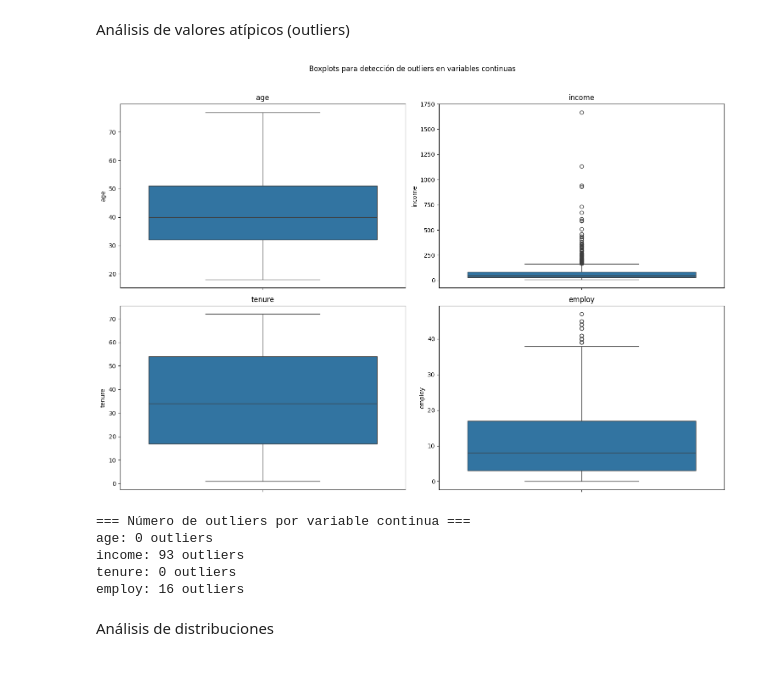
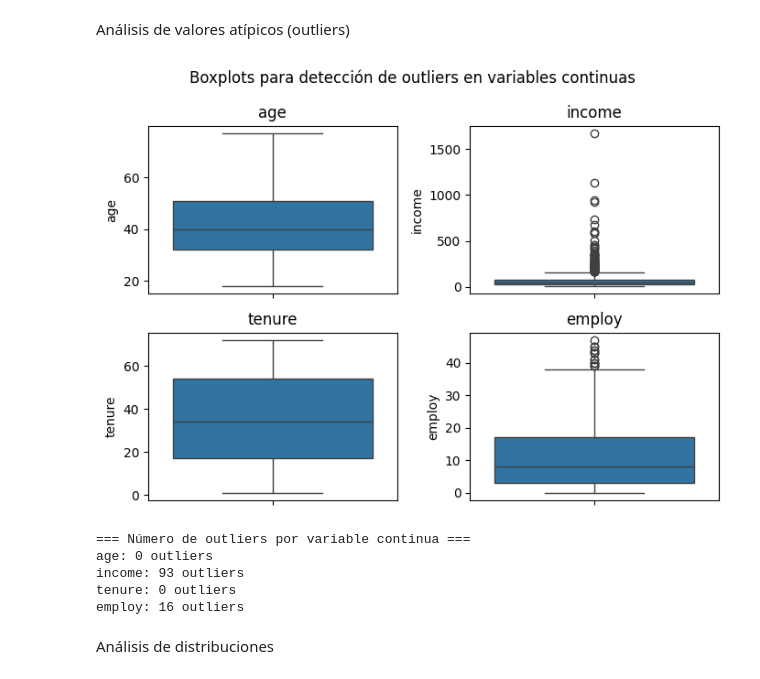
Before and after one commit to AI-School-F5-P3/ml_refuerzo_ema, a Jupyter notebook: notebook/eda_completo.ipynb, the cells around one changed output. Drawn from its saved outputs; the diff is of its cells as text; code cells hidden in the pictures.

```diff
--- a/notebook/eda_completo.ipynb
+++ b/notebook/eda_completo.ipynb
@@ -64,40 +73,40 @@ Análisis de valores atípicos (outliers)
 # %%
 
 def detect_outliers(df):
-    plt.figure(figsize=(15, 10))
-    plt.suptitle("Boxplots para detección de outliers en variables continuas", y=1.02)
+    plt.figure(figsize=(7, 5))
+    plt.suptitle("Boxplots para detección de outliers en variables continuas")
 
     # Seleccionamos solo las variables continuas
     continuous_cols = ['age', 'income', 'tenure', 'employ']
 
     for i, column in enumerate(continuous_cols, 1):
         plt.subplot(2, 2, i)
         sns.boxplot(y=df[column])
         plt.title(column)
 
     plt.tight_layout()
     plt.show()
 
     # Calculamos los outliers usando el método IQR
     outliers_dict = {}
     for column in continuous_cols:
         Q1 = df[column].quantile(0.25)
         Q3 = df[column].quantile(0.75)
         IQR = Q3 - Q1
         lower_bound = Q1 - 1.5 * IQR
         upper_bound = Q3 + 1.5 * IQR
         outliers = df[(df[column] < lower_bound) | (df[column] > upper_bound)][column]
         outliers_dict[column] = len(outliers)
 
     print("\n=== Número de outliers por variable continua ===")
     for col, count in outliers_dict.items():
         print(f"{col}: {count} outliers")
 
     return outliers_dict
 
 outliers = detect_outliers(df)
 # %% [output]
-[figure, old version]
+[figure, new version]
 === Número de outliers por variable continua ===
 age: 0 outliers
 income: 93 outliers
```
Also changed, not shown: parts of 8 cells of this notebook, 2 other files.
